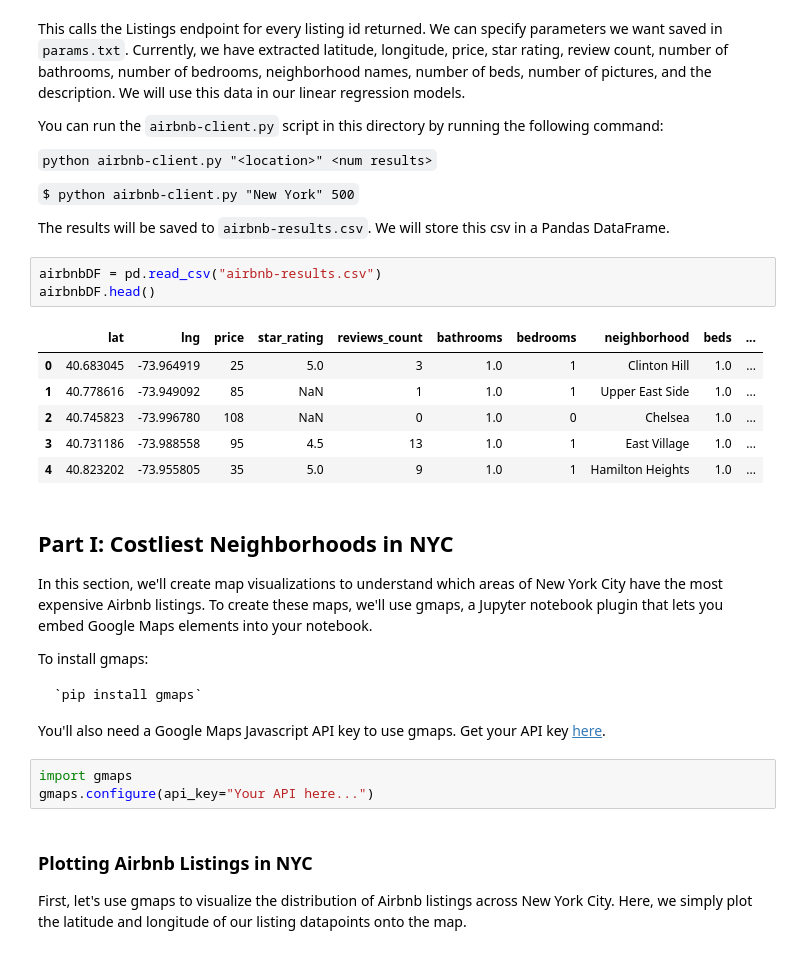
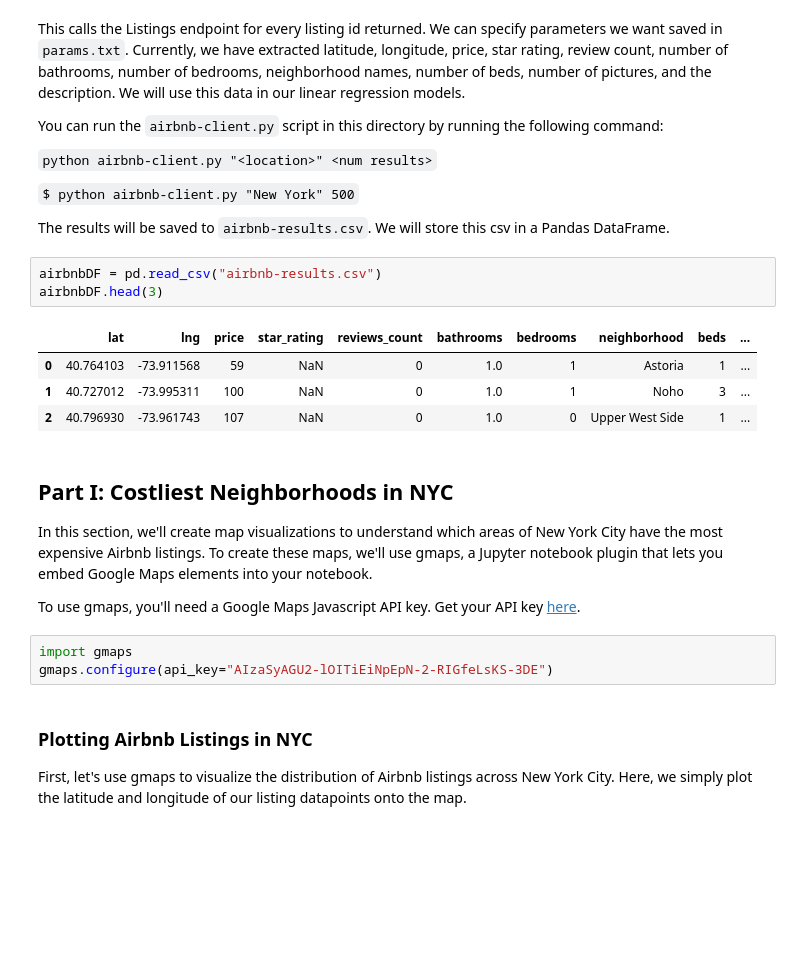
Before and after one commit to shouvikmani/AirbnbDataAnalysis, a Jupyter notebook: Analyzing_Airbnb_in_New_York_City.ipynb, the cells around one changed output. Cells and saved outputs as stored; diff of their text form; blank space fills up the shorter version.

```diff
--- a/Analyzing_Airbnb_in_New_York_City.ipynb
+++ b/Analyzing_Airbnb_in_New_York_City.ipynb
@@ -114,27 +116,21 @@ You can run the `airbnb-client.py` script in this directory by running the follo
 The results will be saved to `airbnb-results.csv`. We will store this csv in a Pandas DataFrame.
 # %%
 airbnbDF = pd.read_csv("airbnb-results.csv")
-airbnbDF.head()
+airbnbDF.head(3)
 # %% [output]
 |  | lat | lng | price | star_rating | reviews_count | bathrooms | bedrooms | neighborhood | beds | ... |
-| 0 | 40.683045 | -73.964919 | 25 | 5.0 | 3 | 1.0 | 1 | Clinton Hill | 1.0 | ... |
-| 1 | 40.778616 | -73.949092 | 85 | NaN | 1 | 1.0 | 1 | Upper East Side | 1.0 | ... |
-| 2 | 40.745823 | -73.996780 | 108 | NaN | 0 | 1.0 | 0 | Chelsea | 1.0 | ... |
-| 3 | 40.731186 | -73.988558 | 95 | 4.5 | 13 | 1.0 | 1 | East Village | 1.0 | ... |
-| 4 | 40.823202 | -73.955805 | 35 | 5.0 | 9 | 1.0 | 1 | Hamilton Heights | 1.0 | ... |
+| 0 | 40.764103 | -73.911568 | 59 | NaN | 0 | 1.0 | 1 | Astoria | 1 | ... |
+| 1 | 40.727012 | -73.995311 | 100 | NaN | 0 | 1.0 | 1 | Noho | 3 | ... |
+| 2 | 40.796930 | -73.961743 | 107 | NaN | 0 | 1.0 | 0 | Upper West Side | 1 | ... |
 # %% [markdown]
 ## Part I: Costliest Neighborhoods in NYC
 
 In this section, we'll create map visualizations to understand which areas of New York City have the most expensive Airbnb listings. To create these maps, we'll use gmaps, a Jupyter notebook plugin that lets you embed Google Maps elements into your notebook.
 
-To install gmaps:
-
-    `pip install gmaps`
-
-You'll also need a Google Maps Javascript API key to use gmaps. Get your API key [here](https://developers.google.com/maps/documentation/javascript/get-api-key#key).
+To use gmaps, you'll need a Google Maps Javascript API key. Get your API key [here](https://developers.google.com/maps/documentation/javascript/get-api-key#key).
 # %%
 import gmaps
-gmaps.configure(api_key="Your API here...")
+gmaps.configure(api_key="AIzaSyAGU2-lOITiEiNpEpN-2-RIGfeLsKS-3DE")
 # %% [markdown]
 ### Plotting Airbnb Listings in NYC
 First, let's use gmaps to visualize the distribution of Airbnb listings across New York City. Here, we simply plot the latitude and longitude of our listing datapoints onto the map.
```
Also changed, not shown: parts of 13 cells of this notebook.
